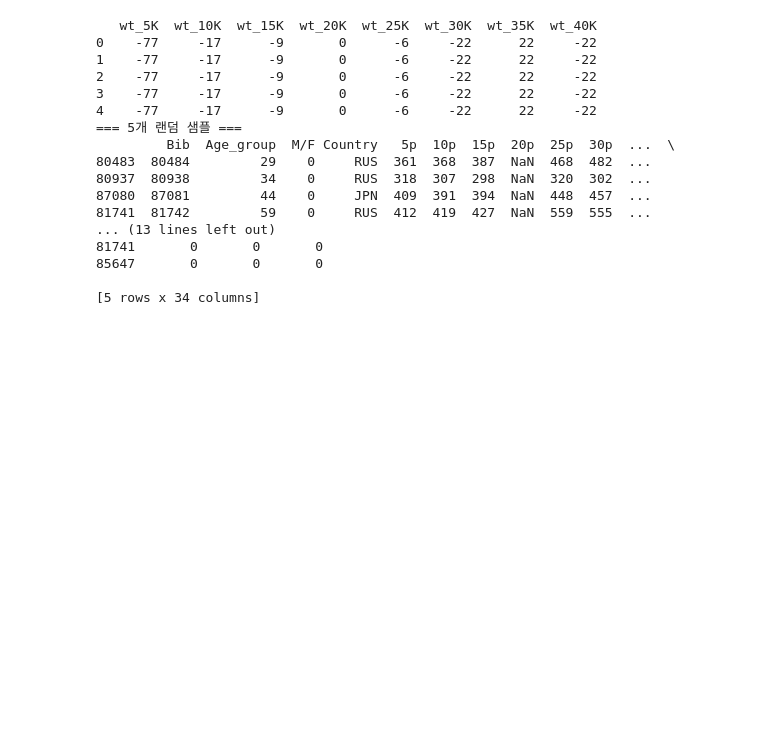
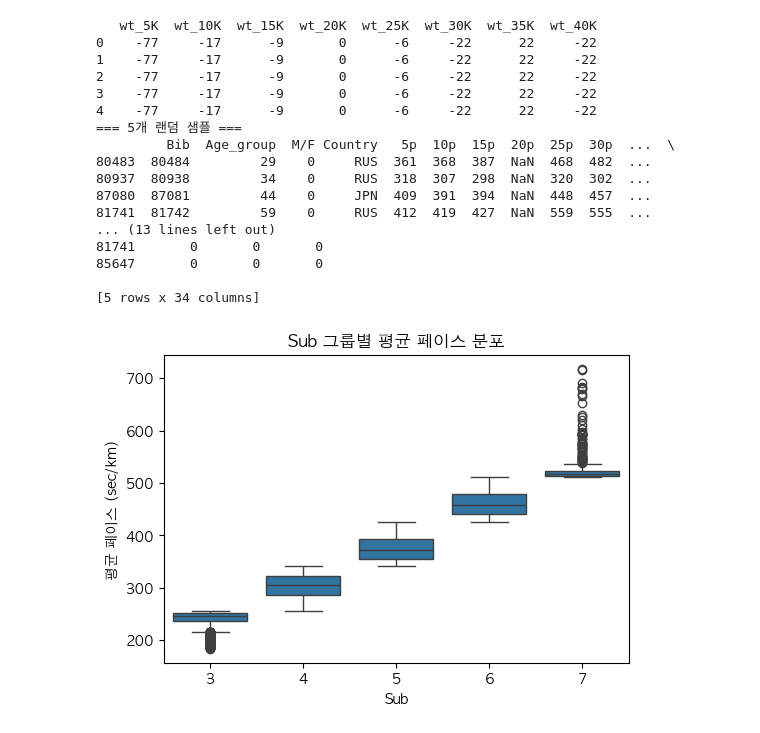
Before and after one commit to YUNSO99/TJ, a Jupyter notebook: analysis_1.ipynb, the cells around one changed output. Drawn from its saved outputs; the diff is of its cells as text; code cells hidden in the pictures; blank space fills up the shorter version.

```diff
--- a/analysis_1.ipynb
+++ b/analysis_1.ipynb
@@ -147,3 +147,22 @@ print(non_b_sample)
 85647       0       0       0
 
 [5 rows x 34 columns]
+# %%
+import matplotlib.pyplot as plt
+import matplotlib as mpl
+# macOS 한글 폰트 설정
+mpl.rcParams['font.family'] = 'AppleGothic'
+# 마이너스 기호 깨짐 방지
+mpl.rcParams['axes.unicode_minus'] = False
+# %%
+#1. Sub(목표 그룹)별 전체 완주 페이스 비교
+import seaborn as sns
+import matplotlib.pyplot as plt
+
+plt.figure(figsize=(6,4))
+sns.boxplot(data=df, x='Sub', y=df['Final_Time'] / 42.195)
+plt.ylabel('평균 페이스 (sec/km)')
+plt.title('Sub 그룹별 평균 페이스 분포')
+plt.show()
+# %% [output]
+[figure, added]
```
Also changed, not shown: parts of 12 cells of this notebook.
